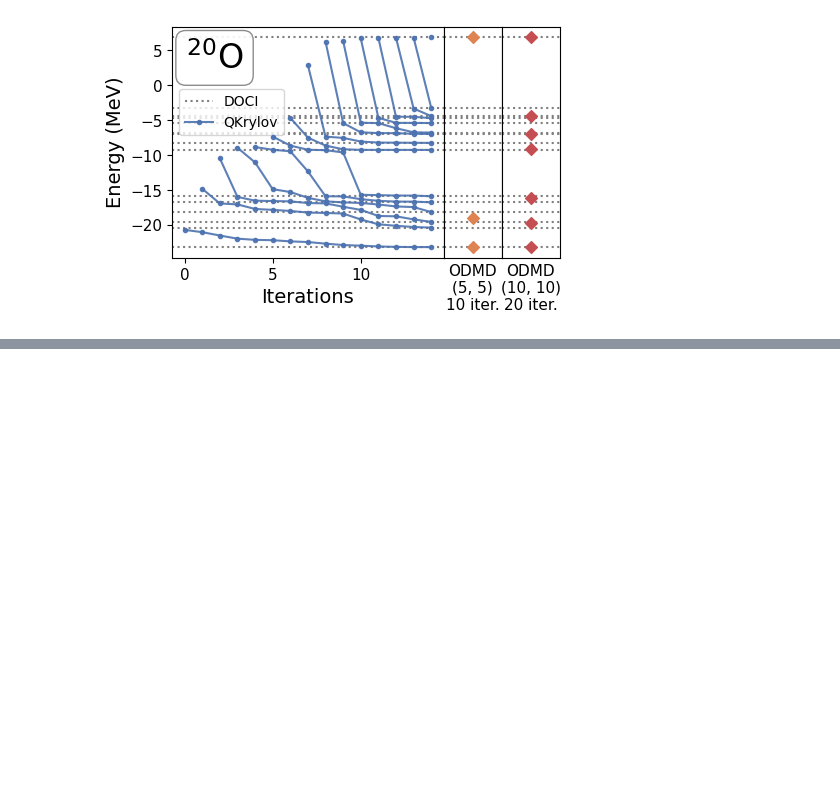
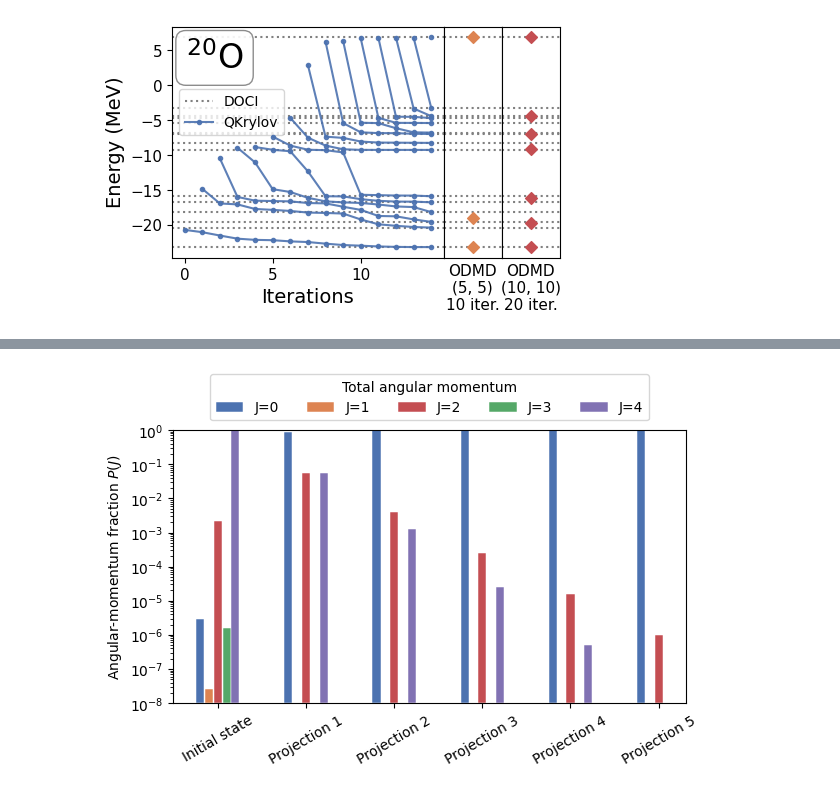
Before and after one commit to SotaYoshida/nuqulib, a Jupyter notebook: tutorial_NuQuLib.ipynb, the cells around one changed output, grey strips where cells are left out. Cells and saved outputs as stored; diff of their text form; code cells hidden in the pictures; blank space fills up the shorter version.

Commit message:
Dev diagonalization and J0 projection

```diff
--- a/tutorial_NuQuLib.ipynb
+++ b/tutorial_NuQuLib.ipynb
@@ -930,0 +923,12 @@ plt.close()
+# %%
+fn_snt = "tests/interaction_file/ckpot.snt"
+Zc = Nc = 2
+nuc = "He6"; Z = 2; N = 4
+target_parity = 1
+num_Jz_projections = 2
+
+fn_snt = "tests/interaction_file/usdb.snt"
+Zc = Nc = 8
+nuc = "O18"; Z = 8; N = 10
+target_parity = 1
+num_Jz_projections = 3
@@ -930,0 +980,8 @@ plt.close()
+# %%
+sim = AerSimulator(method='statevector', device=device_type)
+# %%
+projector = AngularMomentumProjector(
+    hamiltonian=hamil,
+    simulator=sim,
+    num_ancillas=Na,
+)
@@ -930,0 +1139,53 @@ plt.close()
+# %%
+# Visualization 1: evolution of the total-J composition.
+stage_indices = np.arange(len(projection_labels))
+fig, ax = plt.subplots(
+    figsize=(6, 4),
+    constrained_layout=True,
+)
+mycols = sns.color_palette("deep")
+#mycols[0], mycols[1] = mycols[1], mycols[0]
+mycols[2], mycols[3] = mycols[3], mycols[2]
+group_width = 0.5
+bar_width = group_width / len(all_j_values)
+probability_floor = 1e-8
+
+
+for row, (j_value, color) in enumerate(zip(all_j_values, mycols)):
+    probabilities = j_probability_matrix[row]
+    offset = (row - (len(all_j_values) - 1) / 2) * bar_width
+    visible = probabilities > probability_floor
+    ax.bar(
+        stage_indices[visible] + offset,
+        probabilities[visible] - probability_floor,
+        bottom=probability_floor,
+        width=0.92 * bar_width,
+        color=color,
+        edgecolor="w",
+        linewidth=0.35,
+        label=f"J={j_value:g}",
+    )
+
+ax.set_xticks(stage_indices, projection_labels, rotation=30)
+ax.set_yscale("log")
+ax.set_ylim(probability_floor, 1.0)
+ax.set_ylabel(r"Angular-momentum fraction $P(J)$")
+
+# Reserve empty space on the right so that the legend remains inside the axes
+# without covering any bars.
+legend_columns = 1 if len(all_j_values) <= 6 else 2
+legend_space = 1.5 if legend_columns == 1 else 2.7
+#ax.set_xlim(-0.6, len(projection_labels) - 0.4 + legend_space)
+ax.legend(
+    title="Total angular momentum",
+    loc="upper center",
+    bbox_to_anchor=(0.5, 1.23),
+    ncol=len(all_j_values),
+    frameon=True,
+    facecolor="white",
+    edgecolor="0.8",
+)
+plt.savefig("J_weight_history_" + nuc + ".pdf", bbox_inches="tight", pad_inches=0.02)
+plt.show()
+# %% [output]
+[figure, added]
```
Also changed, not shown: parts of 15 cells of this notebook, 12 other files.
